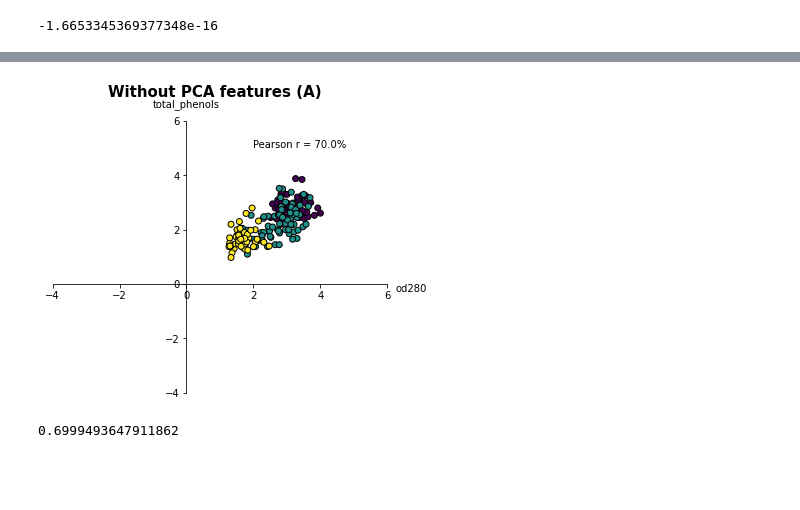
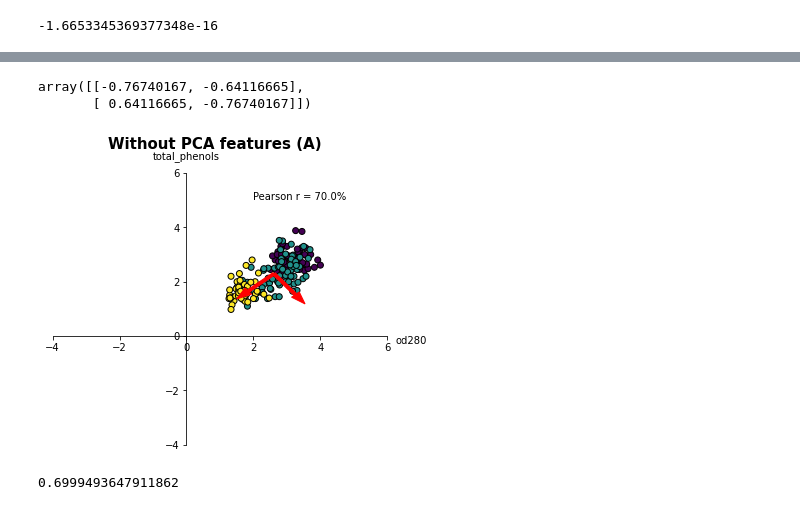
Before and after one commit to kbantoec/unsupervised_learning, a Jupyter notebook: pca.ipynb, the cells around one changed output, grey strips where cells are left out. Saved outputs shown, nothing was run; the diff lists cells and outputs as text; code cells hidden in the pictures; blank space fills up the shorter version.

Commit message:
Improved PCA scatter plots and added bar plot

```diff
--- a/pca.ipynb
+++ b/pca.ipynb
@@ -53,7 +55,7 @@ def scatter_axis(xs: Series,
                  title: str = None,
                  xy: Tuple[float, float] = None,
                  annotate_corr: bool = True,
-                 pca_components: ndarray = None):
+                 pca_components: PCA = None):
 
     fig = plt.figure(figsize=(6, 5))
     ax = fig.add_subplot(1, 1, 1)
@@ -109,14 +111,12 @@ def scatter_axis(xs: Series,
         ax.yaxis.set_label_coords(ycoord, 1.04)
 
     if pca_components is not None:
-        plt.quiver(np.zeros(pca_components.shape[1]),
-                   np.zeros(pca_components.shape[1]),
-                   pca_components[0, :],
-                   pca_components[1, :],
-                   angles='xy',
-                   scale_units='xy',
-                   scale=1,
-                   color='red')
+        mean_coords = model.mean_
+        first_pcs = model.components_[0, :]
+        second_pcs = model.components_[1, :]
+
+        plt.arrow(mean_coords[0], mean_coords[1], first_pcs[0], first_pcs[1], color='red', width=0.1)
+        plt.arrow(mean_coords[0], mean_coords[1], second_pcs[0], second_pcs[1], color='red', width=0.1)
 
     if save:
         fig.savefig(f'out/plots/{name}.png', dpi=600, transparent=True)
@@ -159,16 +150,22 @@ plt.show()
+# %%
+model.components_
+# %% [output]
+array([[-0.76740167, -0.64116665],
+       [ 0.64116665, -0.76740167]])
 # %%
 scatter_axis(wine['od280'],
              wine['total_phenols'],
              class_labels=wine['class_label'],
              xlim=(-4, 6),
              ylim=(-4, 6),
              align_axis_zero=True,
              save=False,
              name='total_phenols_vs_od280',
              title='Without PCA features (A)',
-             xy=(2, 5))
+             xy=(2, 5),
+             pca_components=model)
 # %% [output]
-[figure, old version]
+[figure, new version]
 # %%
 correlation, pvalue = pearsonr(wine['od280'], wine['total_phenols'])
 correlation
```
Also changed, not shown: parts of 9 cells of this notebook.
